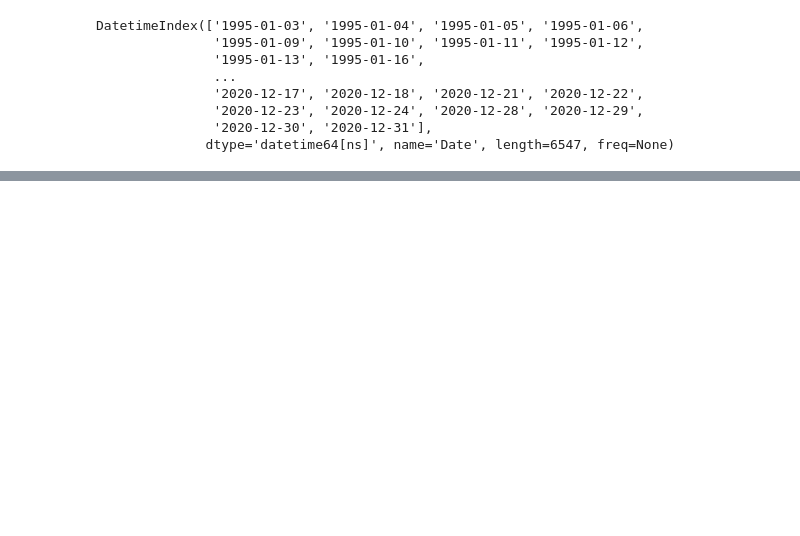
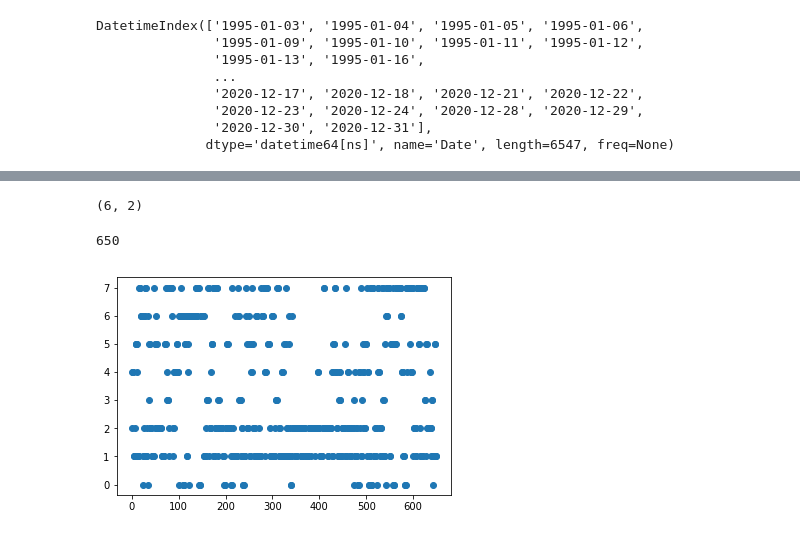
Before and after one commit to TobiasW1891/Finance, a Jupyter notebook: Get Finance Data.ipynb, the cells around one changed output, grey strips where cells are left out. Saved outputs shown, nothing was run; the diff lists cells and outputs as text; code cells hidden in the pictures; blank space fills up the shorter version.

Commit message:
Clustering
First attempt at k-means-clustering;
results do not seem to be as stable as in Rinn/Guhr's publication

```diff
--- a/Get Finance Data.ipynb
+++ b/Get Finance Data.ipynb
@@ -181,0 +236,12 @@ SectorsDF.corr()
+# %%
+Period = 40 # 2 trading months
+
+T = int(len(SectorsDF)/Period)
+
+
+for t in range(T):
+    IntervalDF = SectorsDF.iloc[(0+t*Period):(Period+t*Period)]
+    IntervalCorr = IntervalDF.corr()
+    pca = PCA()
+    pca.fit(IntervalCorr)
+    print(pca.explained_variance_ratio_[0], t)
@@ -181,0 +266,18 @@ SectorsDF.corr()
+# %%
+# now overlapping intervals
+Period = 40 # 2 trading months
+Shift = 10
+T = int((len(SectorsDF) - Period)/Shift)
+
+CorrMatrices = np.empty((T, 121))
+
+
+for t in range(T):
+    print((0+t*Shift),(Period+t*Shift))
+    IntervalDF = SectorsDF.iloc[(0+t*Shift):(Period+t*Shift)]
+    IntervalCorr = IntervalDF.corr()
+    CorrMatrices[t,:] = IntervalCorr.to_numpy().reshape(1,-1)
+
+    pca = PCA()
+    pca.fit(IntervalCorr)
+    print(pca.explained_variance_ratio_[0], t)
@@ -181,0 +318,20 @@ SectorsDF.corr()
+# %%
+X = np.array([[1, 2], [1, 4], [1, 0],[10, 2], [10, 4], [10, 0]])
+print(X.shape)
+# %% [output]
+(6, 2)
+# %%
+from sklearn.cluster import KMeans
+kmeans = KMeans(n_clusters=8, random_state=0).fit(CorrMatrices)
+# %%
+ClusterPred = kmeans.fit_predict(CorrMatrices)
+print(len(ClusterPred))
+# %% [output]
+650
+# %%
+plt.scatter(np.arange(len(ClusterPred)), ClusterPred)
+plt.show()
+
+# That does not look like the original publication...
+# %% [output]
+[figure, added]
```
Also changed, not shown: parts of 17 cells of this notebook.
